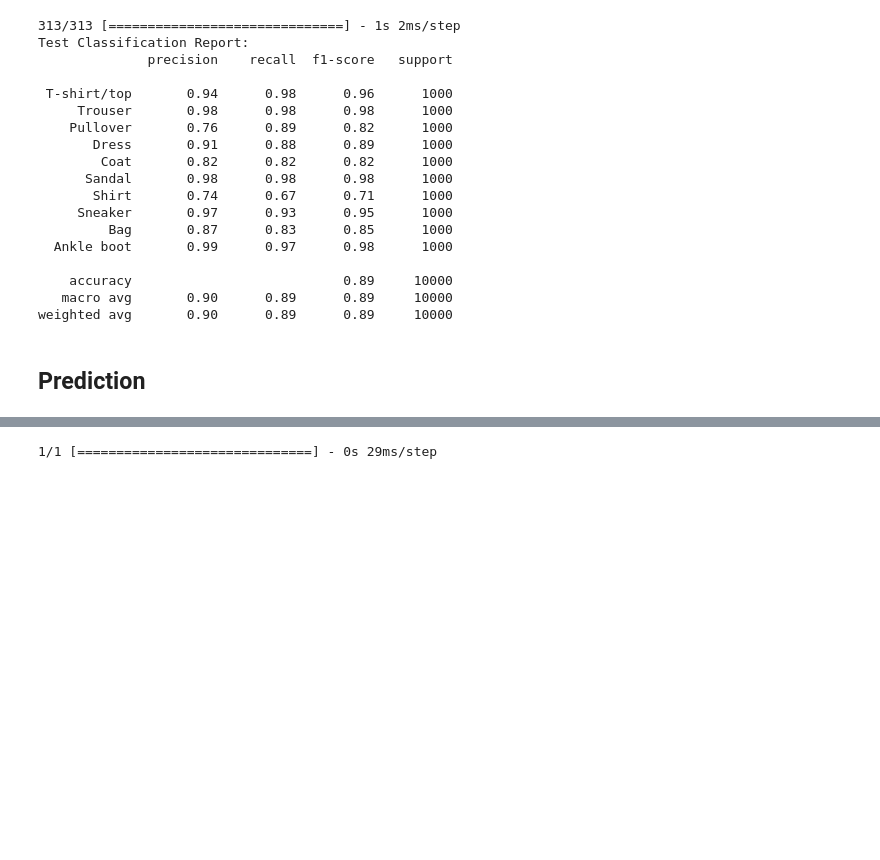
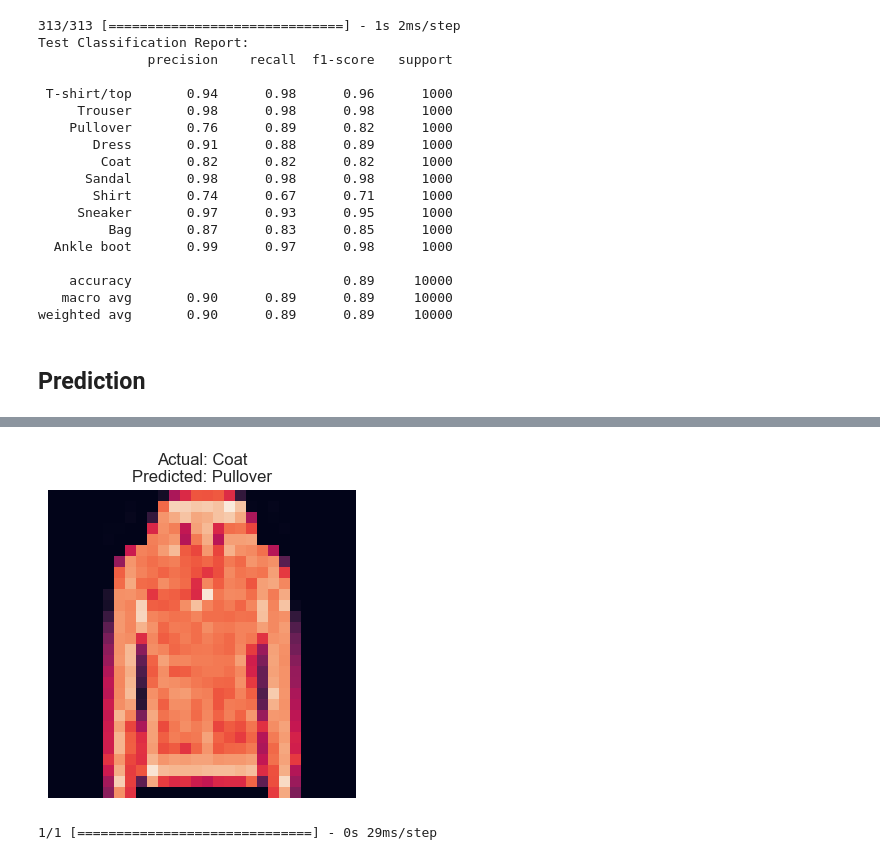
Before and after one commit to MAS4AI/SDA_BOOTCAMP, a Jupyter notebook: Deep-learning/Assignment 2/DL-Assignment-2 (Image Classification with CNN)-Student-Majed-alshnifi.ipynb, the cells around one changed output, grey strips where cells are left out. Saved outputs shown, nothing was run; the diff lists cells and outputs as text; code cells hidden in the pictures; blank space fills up the shorter version.

```diff
--- a/Deep-learning/Assignment 2/DL-Assignment-2 (Image Classification with CNN)-Student-Majed-alshnifi.ipynb
+++ b/Deep-learning/Assignment 2/DL-Assignment-2 (Image Classification with CNN)-Student-Majed-alshnifi.ipynb
@@ -1049,3 +1052,6 @@ def plot_sample_with_prediction(model, x_test, y_test, classes, sample_index):
 # Example usage:
 # sample_index = 13  # Replace with the index of the sample you want to visualize
 # plot_sample_with_prediction(model1, x_test, y_test, classes, sample_index)
+# %%
+plot_sample_with_prediction(model, x_test, y_test, classes, 1329)
+# %% [output]
@@ -1052,3 +1059,4 @@ def plot_sample_with_prediction(model, x_test, y_test, classes, sample_index):
+[figure, added]
 # %%
 plot_sample_with_prediction(model, x_test, y_test, classes, 111)
 # %% [output]
```
Also changed, not shown: parts of 12 cells of this notebook, 2 other files.
